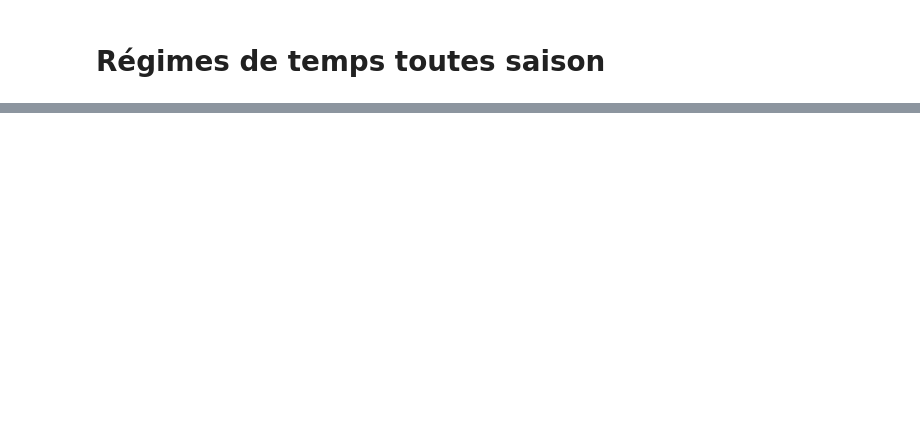
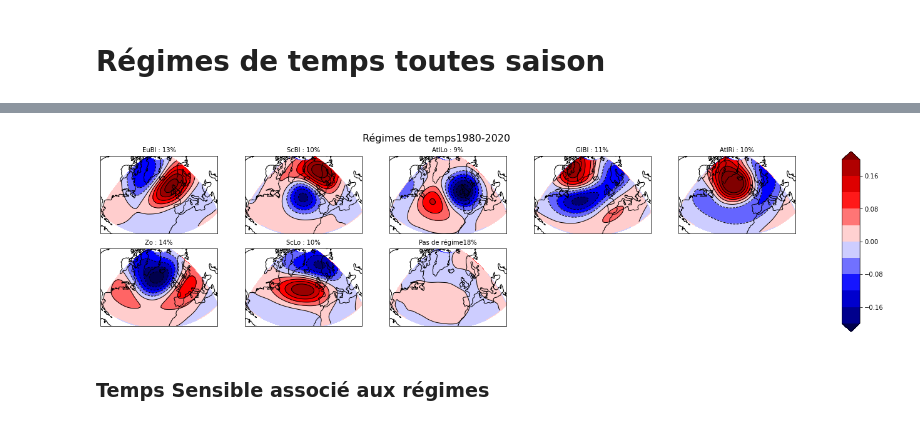
Before and after one commit to bchatelon/year_weather_regime, a Jupyter notebook: Weather_Regime_all_seasons.ipynb, the cells around one changed output, grey strips where cells are left out. Cells and saved outputs as stored; diff of their text form; code cells hidden in the pictures; blank space fills up the shorter version.

```diff
--- a/Weather_Regime_all_seasons.ipynb
+++ b/Weather_Regime_all_seasons.ipynb
@@ -249,0 +372,39 @@ cbar = plt.colorbar(p, cax=cb_ax,extend='both')
+# %%
+cluster=declustering(cluster.tolist())[0]
+# %%
+nc=[list(cluster[:]).count(i) for i in range(8)]
+freq=[int(x/cluster.shape[0]*100) for x in nc]
+# %%
+id_cluster=[np.any([cluster==i],axis=0) for i in range(8)]
+anom=[Anoz500[x,:,:].mean(axis=0)/9.81 for x in id_cluster]
+# %%
+clevs = np.linspace(-0.2, 0.2, 11)
+cmap = mpl.cm.seismic
+norm = BoundaryNorm(clevs, cmap.N, extend='both')
+fig=plt.figure(figsize=(20,5))
+fig.suptitle('Régimes de temps' + startyear+'-2020', fontsize=16)
+
+for ianom in np.arange(1,9):
+    if ianom==8 :
+        titre="Pas de régime"
+    else:
+        titre=str(Regimes[ianom-1])+" : "
+
+    ax=fig.add_subplot(2,5,ianom,projection=ccrs.Orthographic(central_longitude=(lonW+lonE)/2, central_latitude=(latS+latN)/2))
+    p = ax.pcolormesh(lons,\
+                   lats,\
+                   anom[0],\
+                   vmin=-0.2,\
+                   vmax=0.2, \
+                   transform=ccrs.PlateCarree(),\
+                   cmap="seismic",norm=norm )
+    ax.coastlines()
+    ax.set_extent(bounds, crs=ccrs.PlateCarree())
+    ax.set_title(titre+str(freq[ianom-1])+'%', fontsize=10, loc='center', color=couleur[6])
+    ax.contourf(lons, lats, anom[ianom-1], clevs, transform=ccrs.PlateCarree(), cmap="seismic", extend='both')
+    ax.contour(lons, lats, anom[ianom-1], levels=clevs, colors='black', linewidths=1, transform=ccrs.PlateCarree())
+
+cb_ax = fig.add_axes([0.95, 0.1, 0.02, 0.8])
+cbar = plt.colorbar(p, cax=cb_ax,extend='both')
+# %% [output]
+[figure, added]
@@ -249,0 +423,2 @@ cbar = plt.colorbar(p, cax=cb_ax,extend='both')
+# %% [markdown]
+### Temps Sensible associé aux régimes
```
Also changed, not shown: parts of 45 cells of this notebook, 2 other files.
